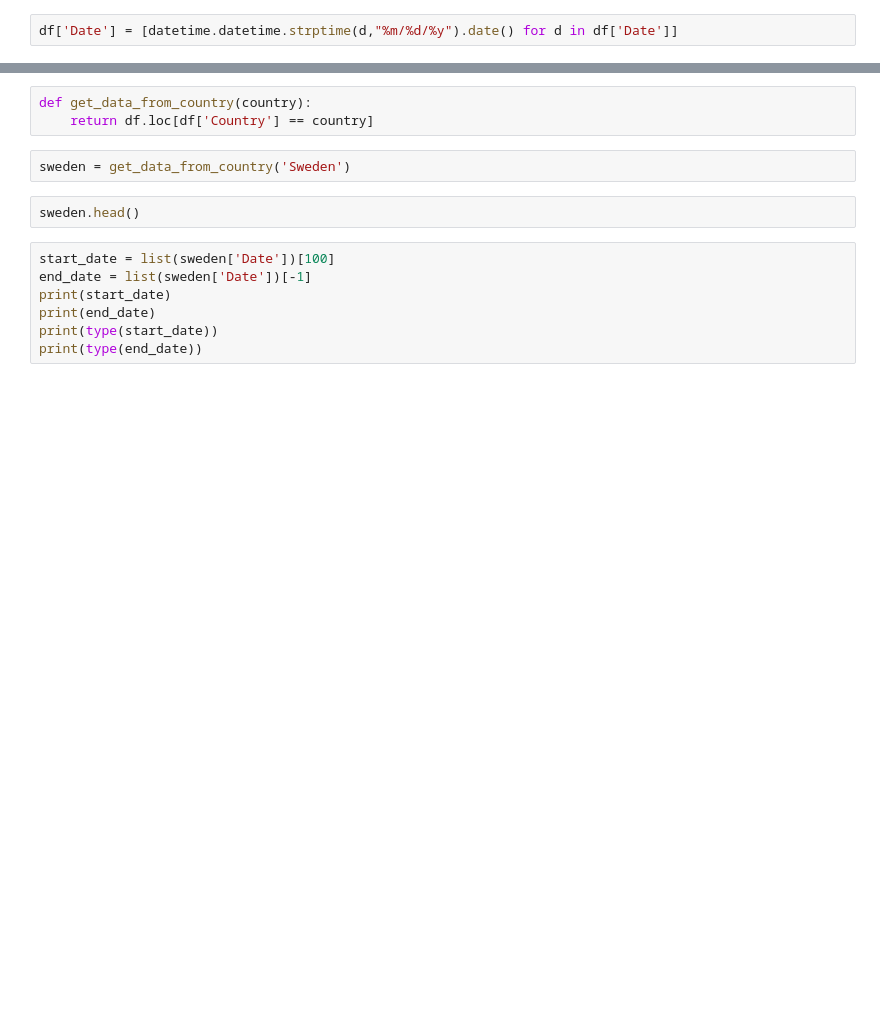
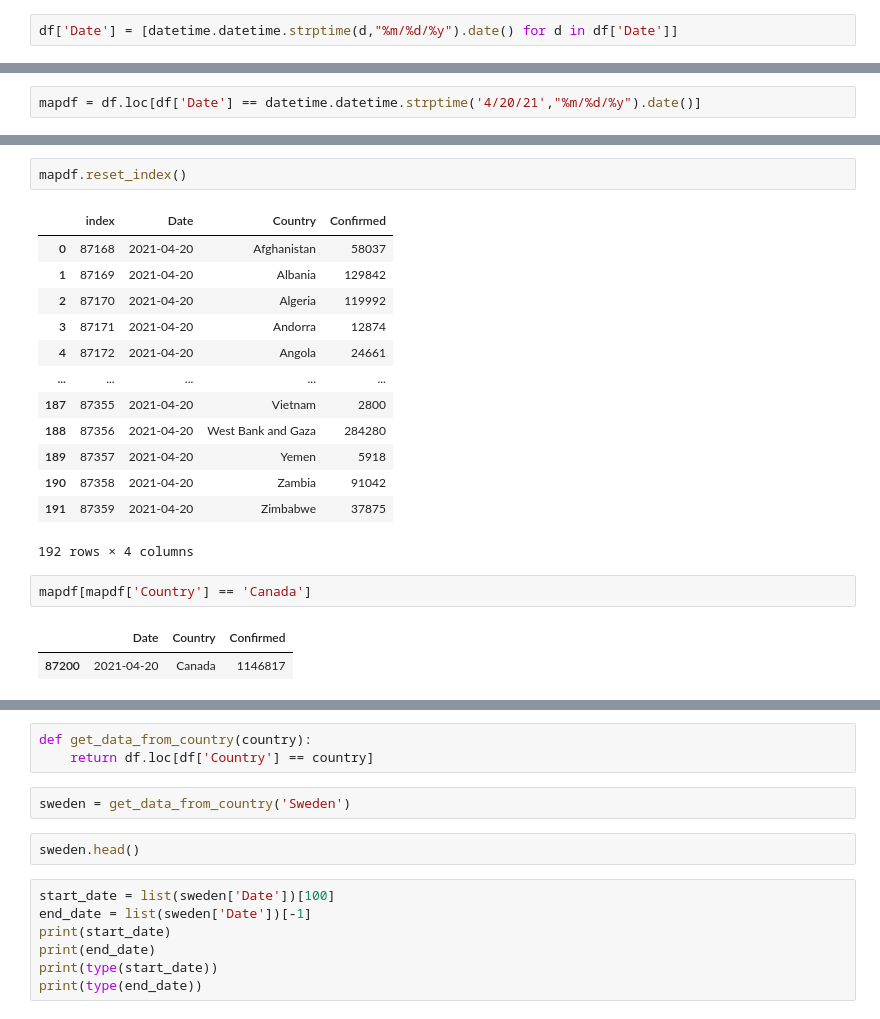
Before and after one commit to AlbertFlorinus/Covid-data-lab, a Jupyter notebook: data_exploration.ipynb, the cells around one changed output, grey strips where cells are left out. Drawn from its saved outputs; the diff is of its cells as text; blank space fills up the shorter version.

```diff
--- a/data_exploration.ipynb
+++ b/data_exploration.ipynb
@@ -119,0 +126,2 @@ df.loc[df['Country'] == 'Sweden']
+# %%
+mapdf = df.loc[df['Date'] == datetime.datetime.strptime('4/20/21',"%m/%d/%y").date()]
@@ -119,0 +153,21 @@ df.loc[df['Country'] == 'Sweden']
+# %%
+mapdf.reset_index()
+# %% [output]
+|  | index | Date | Country | Confirmed |
+| 0 | 87168 | 2021-04-20 | Afghanistan | 58037 |
+| 1 | 87169 | 2021-04-20 | Albania | 129842 |
+| 2 | 87170 | 2021-04-20 | Algeria | 119992 |
+| 3 | 87171 | 2021-04-20 | Andorra | 12874 |
+| 4 | 87172 | 2021-04-20 | Angola | 24661 |
+| ... | ... | ... | ... | ... |
+| 187 | 87355 | 2021-04-20 | Vietnam | 2800 |
+| 188 | 87356 | 2021-04-20 | West Bank and Gaza | 284280 |
+| 189 | 87357 | 2021-04-20 | Yemen | 5918 |
+| 190 | 87358 | 2021-04-20 | Zambia | 91042 |
+| 191 | 87359 | 2021-04-20 | Zimbabwe | 37875 |
+192 rows × 4 columns
+# %%
+mapdf[mapdf['Country'] == 'Canada']
+# %% [output]
+|  | Date | Country | Confirmed |
+| 87200 | 2021-04-20 | Canada | 1146817 |
```
Also changed, not shown: parts of 33 cells of this notebook.
